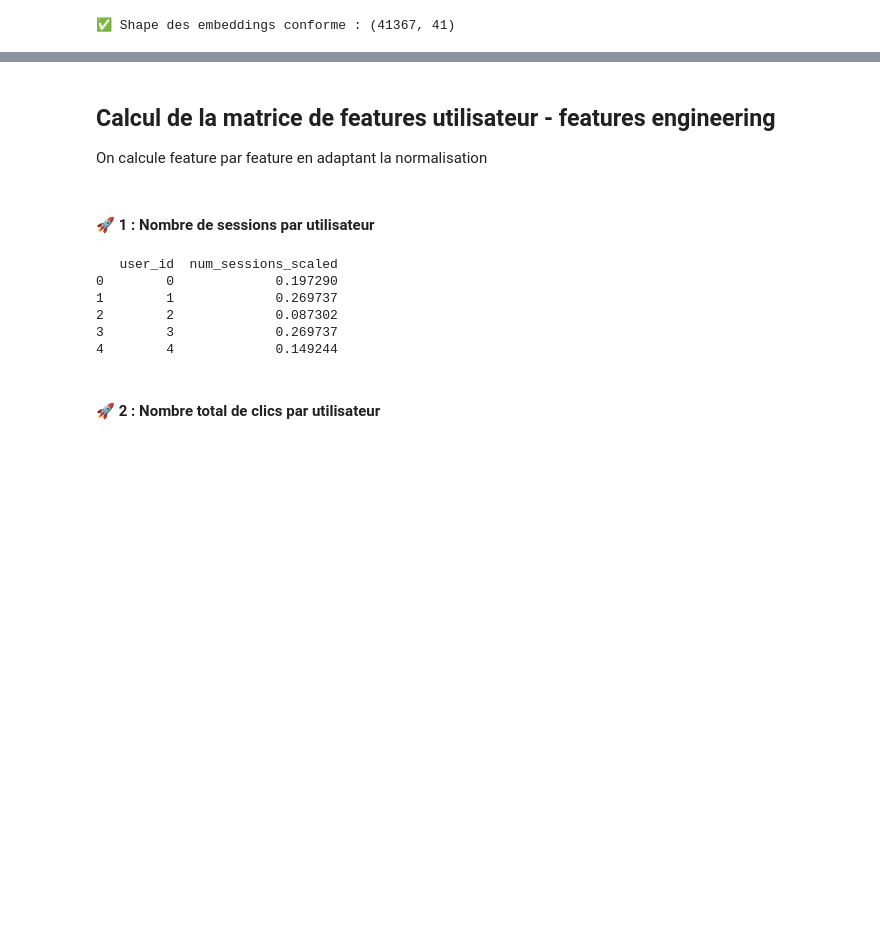
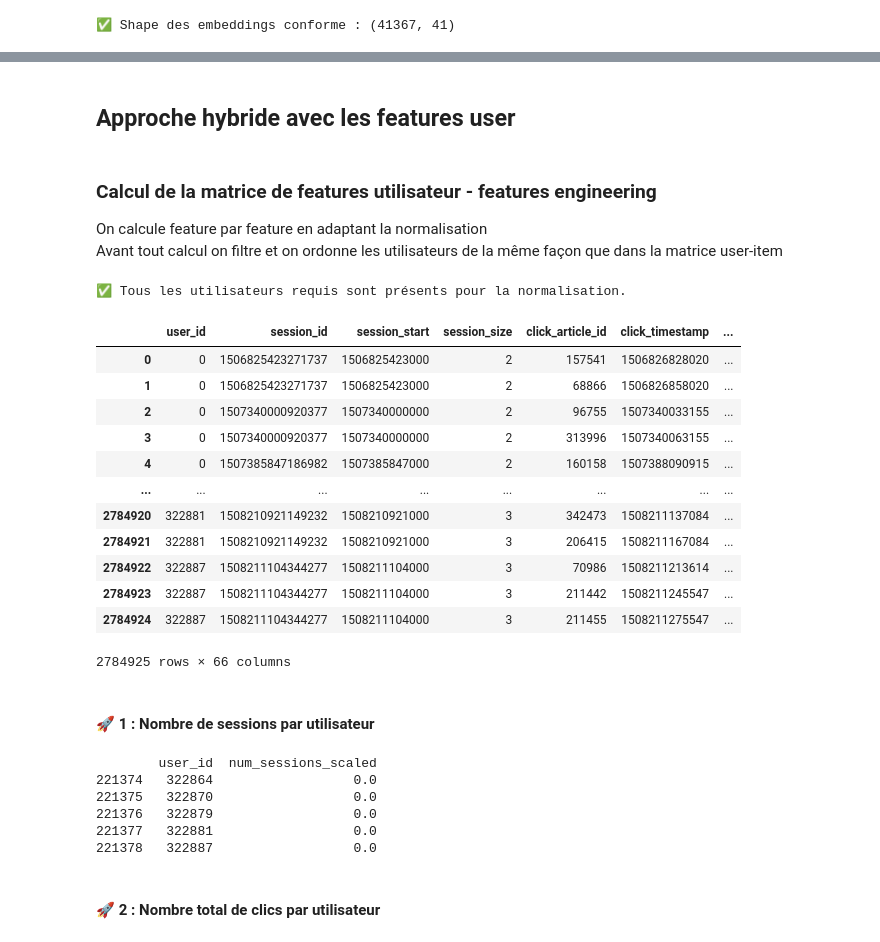
Before and after one commit to cecile-aie/oc_aie_p10, a Jupyter notebook: hybrid_lightfm_modelisation.ipynb, the cells around one changed output, grey strips where cells are left out. Cells and saved outputs as stored; diff of their text form; code cells hidden in the pictures; blank space fills up the shorter version.

```diff
--- a/hybrid_lightfm_modelisation.ipynb
+++ b/hybrid_lightfm_modelisation.ipynb
@@ -1133,6 +1880,58 @@ print(results_hybrid_item)
+# %% [markdown]
+## Approche hybride avec les features user
 # %% [markdown]
-## Calcul de la matrice de features utilisateur - features engineering
-On calcule feature par feature en adaptant la normalisation
+### Calcul de la matrice de features utilisateur - features engineering
+On calcule feature par feature en adaptant la normalisation <br>
+Avant tout calcul on filtre et on ordonne les utilisateurs de la même façon que dans la matrice user-item
+# %%
+def filter_and_order_user_features(df, user_mapping):
+    """
+    Filtre et trie les utilisateurs du DataFrame selon l’ordre attendu par la matrice user-item (via user_mapping),
+    à utiliser AVANT toute transformation (normalisation, one-hot, etc.).
+
+    Paramètres :
+    - df : DataFrame contenant une colonne 'user_id'
+    - user_mapping : dict {user_id → user_idx}
+
+    Retourne :
+    - df_filtered_ordered : DataFrame avec uniquement les utilisateurs de user_mapping, dans l’ordre
+    - inv_user_mapping : dict {user_idx → user_id}
+    """
+    inv_user_mapping = {v: k for k, v in user_mapping.items()}
+    ordered_user_ids = [inv_user_mapping[i] for i in range(len(inv_user_mapping))]
+
+    # Filtrage strict
+    missing_ids = [uid for uid in ordered_user_ids if uid not in df['user_id'].values]
+    if missing_ids:
+        print(f"⚠️ {len(missing_ids)} utilisateurs absents dans df.")
+        ordered_user_ids = [uid for uid in ordered_user_ids if uid in df['user_id'].values]
+    else:
+        print("✅ Tous les utilisateurs requis sont présents pour la normalisation.")
+
+    # Application de l’ordre
+    df_filtered_ordered = df.set_index('user_id').loc[ordered_user_ids].reset_index()
+
+    return df_filtered_ordered, inv_user_mapping
+# %%
+df_clicks_filtered_ordered, inv_user_mapping = filter_and_order_user_features(df_clicks, user_mapping)
+# %% [output]
+✅ Tous les utilisateurs requis sont présents pour la normalisation.
+# %%
+df_clicks_filtered_ordered
+# %% [output]
+|  | user_id | session_id | session_start | session_size | click_article_id | click_timestamp | ... |
+| 0 | 0 | 1506825423271737 | 1506825423000 | 2 | 157541 | 1506826828020 | ... |
+| 1 | 0 | 1506825423271737 | 1506825423000 | 2 | 68866 | 1506826858020 | ... |
+| 2 | 0 | 1507340000920377 | 1507340000000 | 2 | 96755 | 1507340033155 | ... |
+| 3 | 0 | 1507340000920377 | 1507340000000 | 2 | 313996 | 1507340063155 | ... |
+| 4 | 0 | 1507385847186982 | 1507385847000 | 2 | 160158 | 1507388090915 | ... |
+| ... | ... | ... | ... | ... | ... | ... | ... |
+| 2784920 | 322881 | 1508210921149232 | 1508210921000 | 3 | 342473 | 1508211137084 | ... |
+| 2784921 | 322881 | 1508210921149232 | 1508210921000 | 3 | 206415 | 1508211167084 | ... |
+| 2784922 | 322887 | 1508211104344277 | 1508211104000 | 3 | 70986 | 1508211213614 | ... |
+| 2784923 | 322887 | 1508211104344277 | 1508211104000 | 3 | 211442 | 1508211245547 | ... |
+| 2784924 | 322887 | 1508211104344277 | 1508211104000 | 3 | 211455 | 1508211275547 | ... |
+2784925 rows × 66 columns
 # %% [markdown]
 #### 🚀 1 : Nombre de sessions par utilisateur
 # %%
@@ -1160,15 +1959,15 @@ def extract_number_of_sessions(df_clicks):
 
     return sessions_per_user[['user_id', 'num_sessions_scaled']]
 # %%
-sessions_per_user = extract_number_of_sessions(df_clicks)
-print(sessions_per_user.head())
+sessions_per_user = extract_number_of_sessions(df_clicks_filtered_ordered)
+print(sessions_per_user.tail())
 # %% [output]
-   user_id  num_sessions_scaled
-0        0             0.197290
-1        1             0.269737
-2        2             0.087302
-3        3             0.269737
-4        4             0.149244
+        user_id  num_sessions_scaled
+221374   322864                  0.0
+221375   322870                  0.0
+221376   322879                  0.0
+221377   322881                  0.0
+221378   322887                  0.0
 # %% [markdown]
 #### 🚀 2 : Nombre total de clics par utilisateur
 # %%
```
Also changed, not shown: parts of 160 cells of this notebook.
